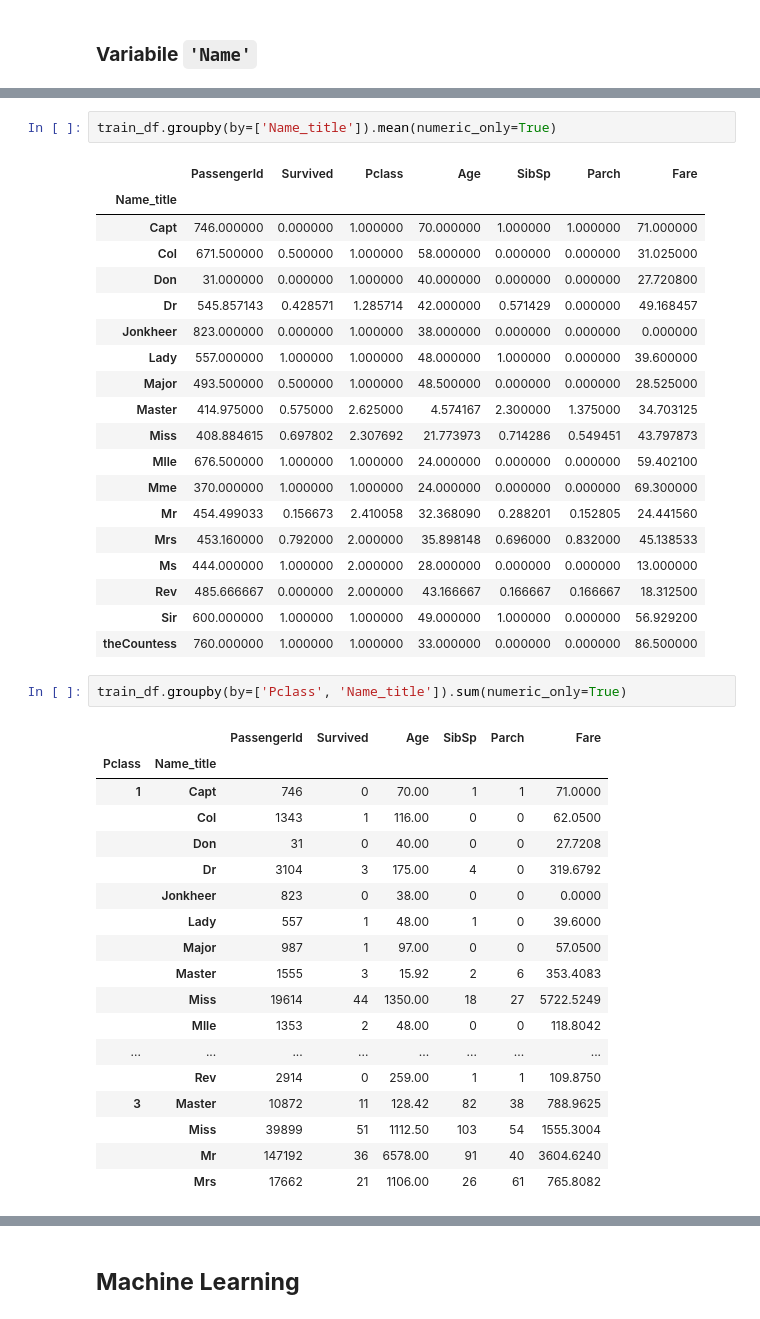
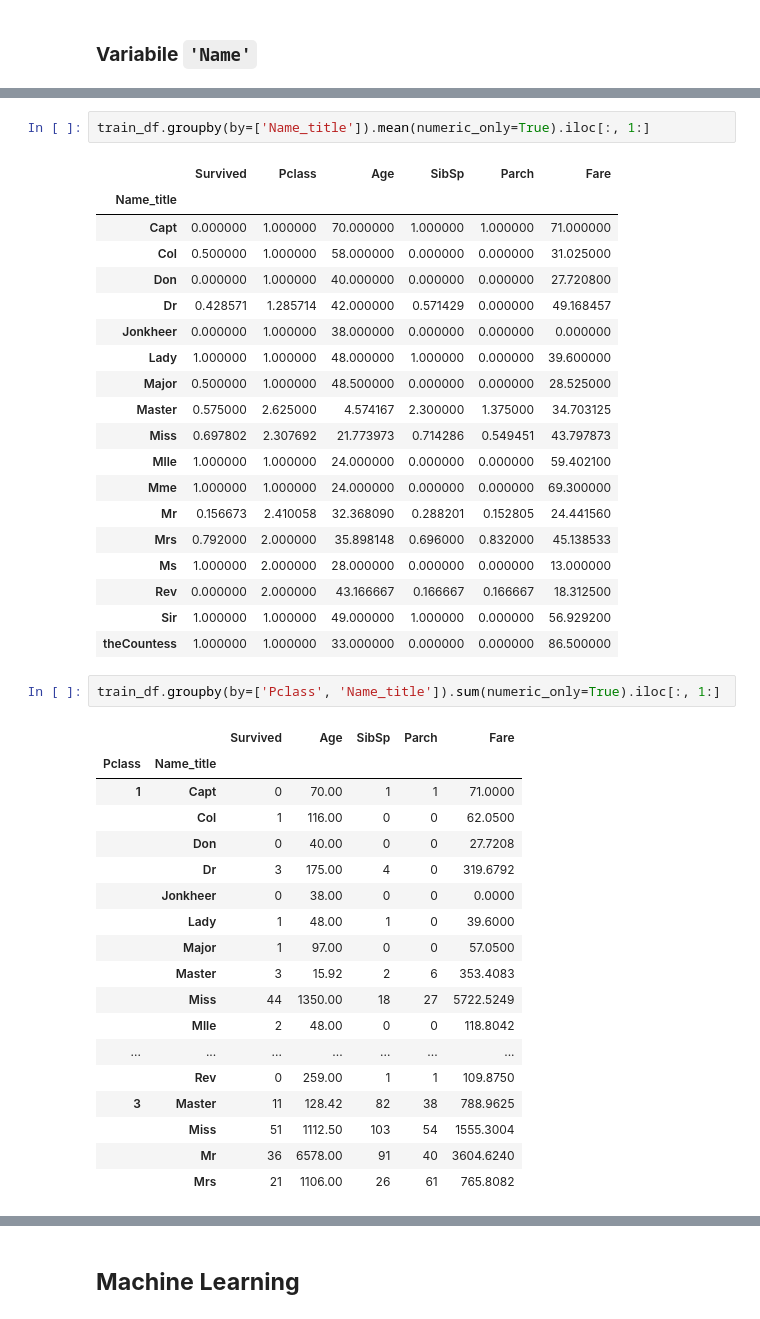
Before and after one commit to marcocolognesi/kaggle_titanic, a Jupyter notebook: notebook.ipynb, the cells around one changed output, grey strips where cells are left out. Drawn from its saved outputs; the diff is of its cells as text.

```diff
--- a/notebook.ipynb
+++ b/notebook.ipynb
@@ -157,45 +205,45 @@ Don              1
 Jonkheer         1
 Name: count, dtype: int64
 # %%
-train_df.groupby(by=['Name_title']).mean(numeric_only=True)
+train_df.groupby(by=['Name_title']).mean(numeric_only=True).iloc[:, 1:]
 # %% [output]
-|  | PassengerId | Survived | Pclass | Age | SibSp | Parch | Fare |
-| Name_title |  |  |  |  |  |  |  |
-| Capt | 746.000000 | 0.000000 | 1.000000 | 70.000000 | 1.000000 | 1.000000 | 71.000000 |
-| Col | 671.500000 | 0.500000 | 1.000000 | 58.000000 | 0.000000 | 0.000000 | 31.025000 |
-| Don | 31.000000 | 0.000000 | 1.000000 | 40.000000 | 0.000000 | 0.000000 | 27.720800 |
-| Dr | 545.857143 | 0.428571 | 1.285714 | 42.000000 | 0.571429 | 0.000000 | 49.168457 |
-| Jonkheer | 823.000000 | 0.000000 | 1.000000 | 38.000000 | 0.000000 | 0.000000 | 0.000000 |
-| Lady | 557.000000 | 1.000000 | 1.000000 | 48.000000 | 1.000000 | 0.000000 | 39.600000 |
-| Major | 493.500000 | 0.500000 | 1.000000 | 48.500000 | 0.000000 | 0.000000 | 28.525000 |
-| Master | 414.975000 | 0.575000 | 2.625000 | 4.574167 | 2.300000 | 1.375000 | 34.703125 |
-| Miss | 408.884615 | 0.697802 | 2.307692 | 21.773973 | 0.714286 | 0.549451 | 43.797873 |
-| Mlle | 676.500000 | 1.000000 | 1.000000 | 24.000000 | 0.000000 | 0.000000 | 59.402100 |
-| Mme | 370.000000 | 1.000000 | 1.000000 | 24.000000 | 0.000000 | 0.000000 | 69.300000 |
-| Mr | 454.499033 | 0.156673 | 2.410058 | 32.368090 | 0.288201 | 0.152805 | 24.441560 |
-| Mrs | 453.160000 | 0.792000 | 2.000000 | 35.898148 | 0.696000 | 0.832000 | 45.138533 |
-| Ms | 444.000000 | 1.000000 | 2.000000 | 28.000000 | 0.000000 | 0.000000 | 13.000000 |
-| Rev | 485.666667 | 0.000000 | 2.000000 | 43.166667 | 0.166667 | 0.166667 | 18.312500 |
-| Sir | 600.000000 | 1.000000 | 1.000000 | 49.000000 | 1.000000 | 0.000000 | 56.929200 |
-| theCountess | 760.000000 | 1.000000 | 1.000000 | 33.000000 | 0.000000 | 0.000000 | 86.500000 |
+|  | Survived | Pclass | Age | SibSp | Parch | Fare |
+| Name_title |  |  |  |  |  |  |
+| Capt | 0.000000 | 1.000000 | 70.000000 | 1.000000 | 1.000000 | 71.000000 |
+| Col | 0.500000 | 1.000000 | 58.000000 | 0.000000 | 0.000000 | 31.025000 |
+| Don | 0.000000 | 1.000000 | 40.000000 | 0.000000 | 0.000000 | 27.720800 |
+| Dr | 0.428571 | 1.285714 | 42.000000 | 0.571429 | 0.000000 | 49.168457 |
+| Jonkheer | 0.000000 | 1.000000 | 38.000000 | 0.000000 | 0.000000 | 0.000000 |
+| Lady | 1.000000 | 1.000000 | 48.000000 | 1.000000 | 0.000000 | 39.600000 |
+| Major | 0.500000 | 1.000000 | 48.500000 | 0.000000 | 0.000000 | 28.525000 |
+| Master | 0.575000 | 2.625000 | 4.574167 | 2.300000 | 1.375000 | 34.703125 |
+| Miss | 0.697802 | 2.307692 | 21.773973 | 0.714286 | 0.549451 | 43.797873 |
+| Mlle | 1.000000 | 1.000000 | 24.000000 | 0.000000 | 0.000000 | 59.402100 |
+| Mme | 1.000000 | 1.000000 | 24.000000 | 0.000000 | 0.000000 | 69.300000 |
+| Mr | 0.156673 | 2.410058 | 32.368090 | 0.288201 | 0.152805 | 24.441560 |
+| Mrs | 0.792000 | 2.000000 | 35.898148 | 0.696000 | 0.832000 | 45.138533 |
+| Ms | 1.000000 | 2.000000 | 28.000000 | 0.000000 | 0.000000 | 13.000000 |
+| Rev | 0.000000 | 2.000000 | 43.166667 | 0.166667 | 0.166667 | 18.312500 |
+| Sir | 1.000000 | 1.000000 | 49.000000 | 1.000000 | 0.000000 | 56.929200 |
+| theCountess | 1.000000 | 1.000000 | 33.000000 | 0.000000 | 0.000000 | 86.500000 |
 # %%
-train_df.groupby(by=['Pclass', 'Name_title']).sum(numeric_only=True)
+train_df.groupby(by=['Pclass', 'Name_title']).sum(numeric_only=True).iloc[:, 1:]
 # %% [output]
-|  |  | PassengerId | Survived | Age | SibSp | Parch | Fare |
-| Pclass | Name_title |  |  |  |  |  |  |
-| 1 | Capt | 746 | 0 | 70.00 | 1 | 1 | 71.0000 |
-|  | Col | 1343 | 1 | 116.00 | 0 | 0 | 62.0500 |
-|  | Don | 31 | 0 | 40.00 | 0 | 0 | 27.7208 |
-|  | Dr | 3104 | 3 | 175.00 | 4 | 0 | 319.6792 |
-|  | Jonkheer | 823 | 0 | 38.00 | 0 | 0 | 0.0000 |
-|  | Lady | 557 | 1 | 48.00 | 1 | 0 | 39.6000 |
-|  | Major | 987 | 1 | 97.00 | 0 | 0 | 57.0500 |
-|  | Master | 1555 | 3 | 15.92 | 2 | 6 | 353.4083 |
-|  | Miss | 19614 | 44 | 1350.00 | 18 | 27 | 5722.5249 |
-|  | Mlle | 1353 | 2 | 48.00 | 0 | 0 | 118.8042 |
-| ... | ... | ... | ... | ... | ... | ... | ... |
-|  | Rev | 2914 | 0 | 259.00 | 1 | 1 | 109.8750 |
-| 3 | Master | 10872 | 11 | 128.42 | 82 | 38 | 788.9625 |
-|  | Miss | 39899 | 51 | 1112.50 | 103 | 54 | 1555.3004 |
-|  | Mr | 147192 | 36 | 6578.00 | 91 | 40 | 3604.6240 |
-|  | Mrs | 17662 | 21 | 1106.00 | 26 | 61 | 765.8082 |
+|  |  | Survived | Age | SibSp | Parch | Fare |
+| Pclass | Name_title |  |  |  |  |  |
+| 1 | Capt | 0 | 70.00 | 1 | 1 | 71.0000 |
+|  | Col | 1 | 116.00 | 0 | 0 | 62.0500 |
+|  | Don | 0 | 40.00 | 0 | 0 | 27.7208 |
+|  | Dr | 3 | 175.00 | 4 | 0 | 319.6792 |
+|  | Jonkheer | 0 | 38.00 | 0 | 0 | 0.0000 |
+|  | Lady | 1 | 48.00 | 1 | 0 | 39.6000 |
+|  | Major | 1 | 97.00 | 0 | 0 | 57.0500 |
+|  | Master | 3 | 15.92 | 2 | 6 | 353.4083 |
+|  | Miss | 44 | 1350.00 | 18 | 27 | 5722.5249 |
+|  | Mlle | 2 | 48.00 | 0 | 0 | 118.8042 |
+| ... | ... | ... | ... | ... | ... | ... |
+|  | Rev | 0 | 259.00 | 1 | 1 | 109.8750 |
+| 3 | Master | 11 | 128.42 | 82 | 38 | 788.9625 |
+|  | Miss | 51 | 1112.50 | 103 | 54 | 1555.3004 |
+|  | Mr | 36 | 6578.00 | 91 | 40 | 3604.6240 |
+|  | Mrs | 21 | 1106.00 | 26 | 61 | 765.8082 |
```
Also changed, not shown: parts of 17 cells of this notebook.
